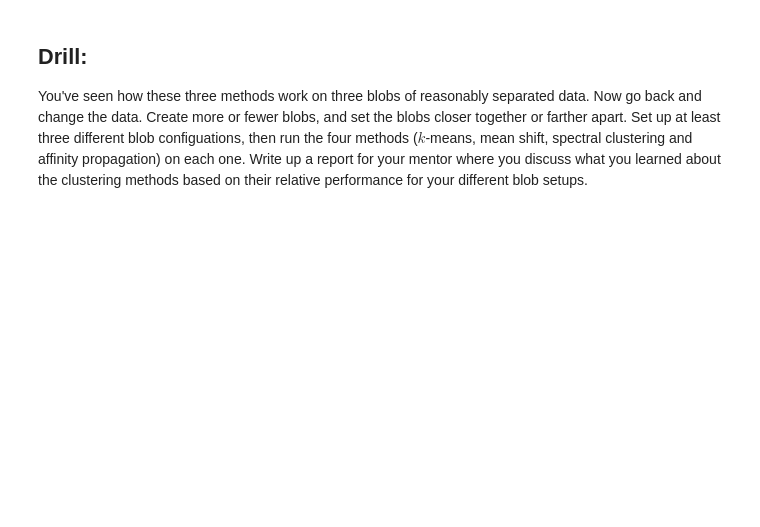
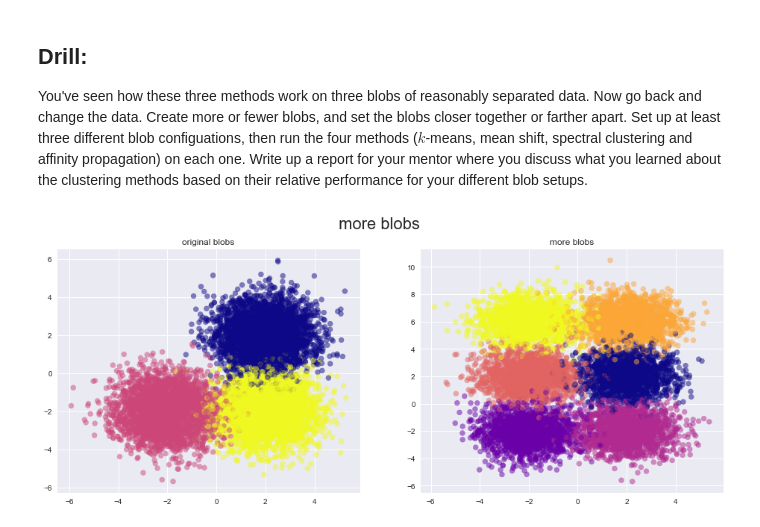
Before and after one commit to brianmcguckin/thinkful_unit_04_unsupervised_learning, a Jupyter notebook: 04_02_03_other_clustering_methods.ipynb, the cells around one changed output. Cells and saved outputs as stored; diff of their text form; code cells hidden in the pictures; blank space fills up the shorter version.

```diff
--- a/04_02_03_other_clustering_methods.ipynb
+++ b/04_02_03_other_clustering_methods.ipynb
@@ -242,3 +275,103 @@ plt.show()
 # %% [markdown]
 ## Drill:
 You've seen how these three methods work on three blobs of reasonably separated data. Now go back and change the data. Create more or fewer blobs, and set the blobs closer together or farther apart. Set up at least three different blob configuations, then run the four methods ($k$-means, mean shift, spectral clustering and affinity propagation) on each one.  Write up a report for your mentor where you discuss what you learned about the clustering methods based on their relative performance for your different blob setups.
+# %%
+#original blobs
+centers = [[2,2], [-2,-2], [2,-2]]
+X, y = make_blobs(n_samples=10000,
+                  centers=centers,
+                  cluster_std=1,
+                  n_features=2,
+                  random_state=42)
+#more blobs
+centers_more_blobs = [[2,2], [-2,-2], [2,-2], [-2,2], [2,6], [-2,6]]
+X_more_blobs, y_more_blobs = make_blobs(n_samples=10000,
+                                        centers=centers_more_blobs,
+                                        cluster_std=1,
+                                        n_features=2,
+                                        random_state=42)
+plt.figure(figsize=(16,6))
+plt.suptitle('more blobs', size=22)
+
+plt.subplot(121)
+plt.scatter(X[:, 0], X[:,1], c=y, cmap='plasma', alpha=0.5)
+plt.title('original blobs')
+
+plt.subplot(122)
+plt.scatter(X_more_blobs[:, 0],
+            X_more_blobs[:,1],
+            c=y_more_blobs,
+            cmap='plasma',
+            alpha=0.5)
+plt.title('more blobs')
+
+plt.show()
+
+#set train and test sets
+X_train, X_test, y_train, y_test = train_test_split(
+    X_more_blobs, y_more_blobs, test_size=0.9, random_state=42)
+
+#k-means
+from sklearn.cluster import KMeans
+km = KMeans(n_clusters=6, random_state=42).fit_predict(X_train)
+
+#mean-shift
+bandwidth = estimate_bandwidth(X_train, quantile=0.1, n_samples=500)
+ms = MeanShift(bandwidth=bandwidth, bin_seeding=True).fit(X_train)
+labels = ms.labels_
+cluster_centers = ms.cluster_centers_
+n_clusters_ = len(np.unique(labels))
+
+#spectral clustering
+sc_rbf = SpectralClustering(
+    n_clusters=6,
+    affinity='rbf'
+).fit(X_train)
+predict_rbf = sc_rbf.fit_predict(X_train)
+
+#affinity propagation
+af = AffinityPropagation().fit(X_train)
+cluster_centers_indices = af.cluster_centers_indices_
+n_clusters_af = len(cluster_centers_indices)
+labels_af = af.labels_
+
+#plot results
+plt.figure(figsize=(16,12))
+
+plt.subplot(221)
+plt.scatter(X_train[:, 0], X_train[:,1], c=km, cmap='plasma', alpha=0.75)
+plt.title('k-means, k = 6')
+
+plt.subplot(222)
+plt.scatter(X_train[:, 0], X_train[:, 1],
+            c=labels, cmap='plasma', alpha=.75)
+plt.title('mean-shift, bandwidth = {}, estimated n_clusters = {}'
+          .format(round(bandwidth, 5), n_clusters_))
+
+plt.subplot(223)
+plt.scatter(X_train[:, 0], X_train[:, 1],
+            c=predict_rbf, cmap='plasma', alpha=.75)
+plt.title('spectral rbf, n_clusters = 6')
+
+plt.subplot(224)
+for k, col in zip(range(n_clusters_af), colors):
+    class_members = labels_af == k
+    cluster_center = X_train[cluster_centers_indices[k]]
+    plt.plot(
+        X_train[class_members, 0],
+        X_train[class_members, 1],
+        col + '.')
+    plt.plot(cluster_center[0],
+             cluster_center[1],
+             'o',
+             markerfacecolor=col,
+             markeredgecolor='k')
+    for x in X_train[class_members]:
+        plt.plot([cluster_center[0], x[0]],
+                 [cluster_center[1], x[1]],
+                 col)
+plt.title('estimated n_clusters: {}'.format(n_clusters_af))
+
+plt.show()
+# %% [output]
+[figure, added]
```
Also changed, not shown: parts of 12 cells of this notebook.
